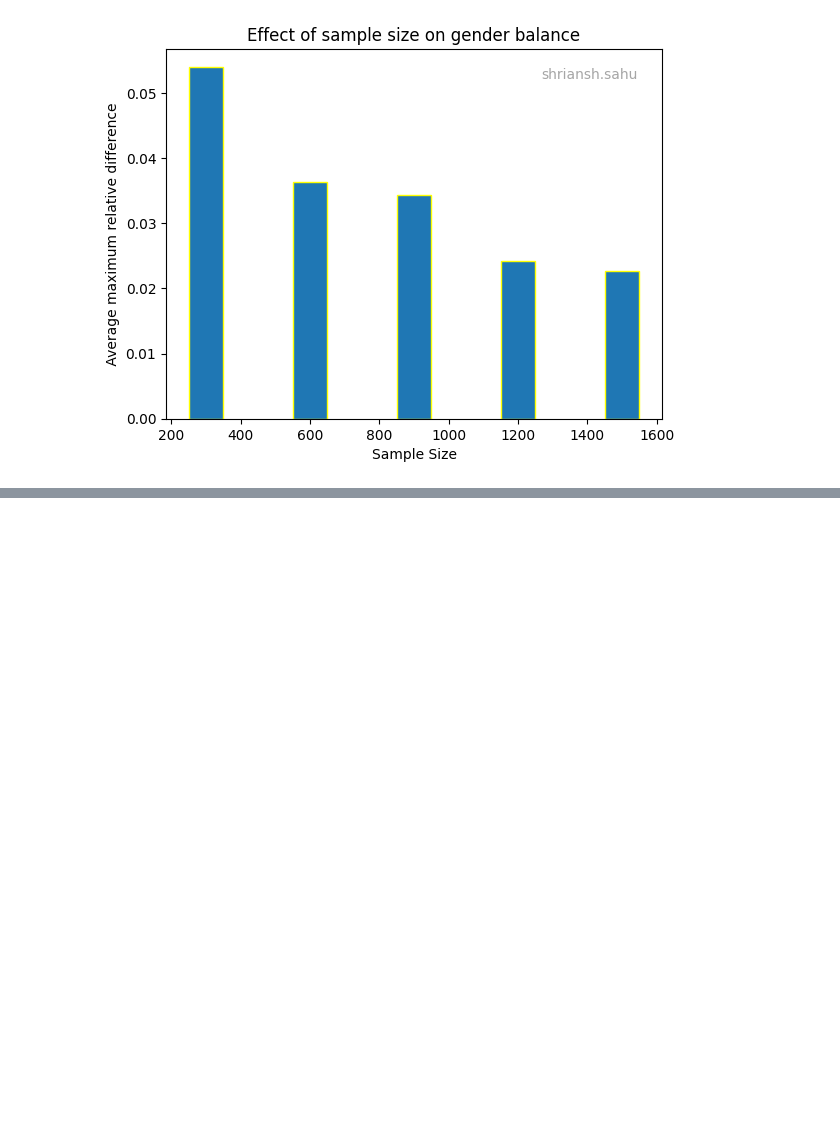
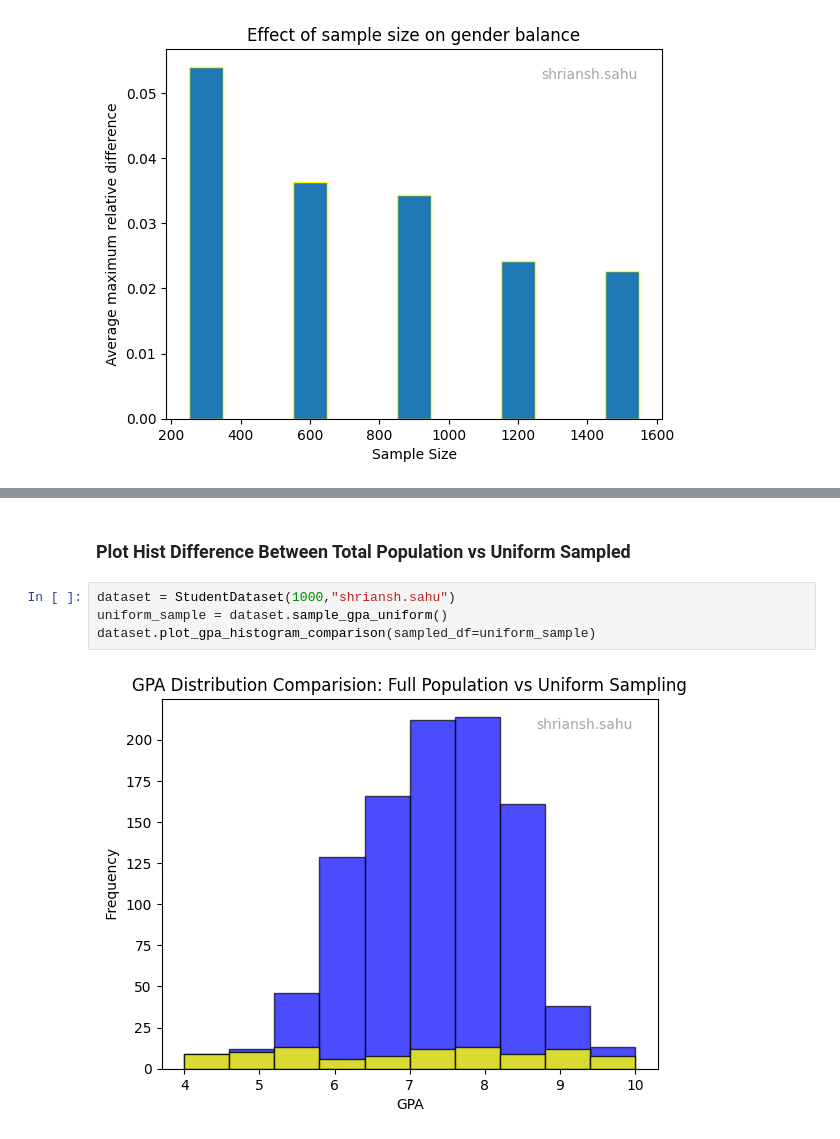
Before and after one commit to Shriansh8584/student-dataset-assignment, a Jupyter notebook: JupyterNotebook.ipynb, the cells around one changed output, grey strips where cells are left out. Drawn from its saved outputs; the diff is of its cells as text; blank space fills up the shorter version.

Commit message:
Add GPA Uniform Cohort

```diff
--- a/JupyterNotebook.ipynb
+++ b/JupyterNotebook.ipynb
@@ -551,0 +616,8 @@ dataset.plot_avg_max_gender_diff_vs_sample_size()
+# %% [markdown]
+### Plot Hist Difference Between Total Population vs Uniform Sampled
+# %%
+dataset = StudentDataset(1000,"shriansh.sahu")
+uniform_sample = dataset.sample_gpa_uniform()
+dataset.plot_gpa_histogram_comparison(sampled_df=uniform_sample)
+# %% [output]
+[figure, added]
```
Also changed, not shown: parts of 4 cells of this notebook.
